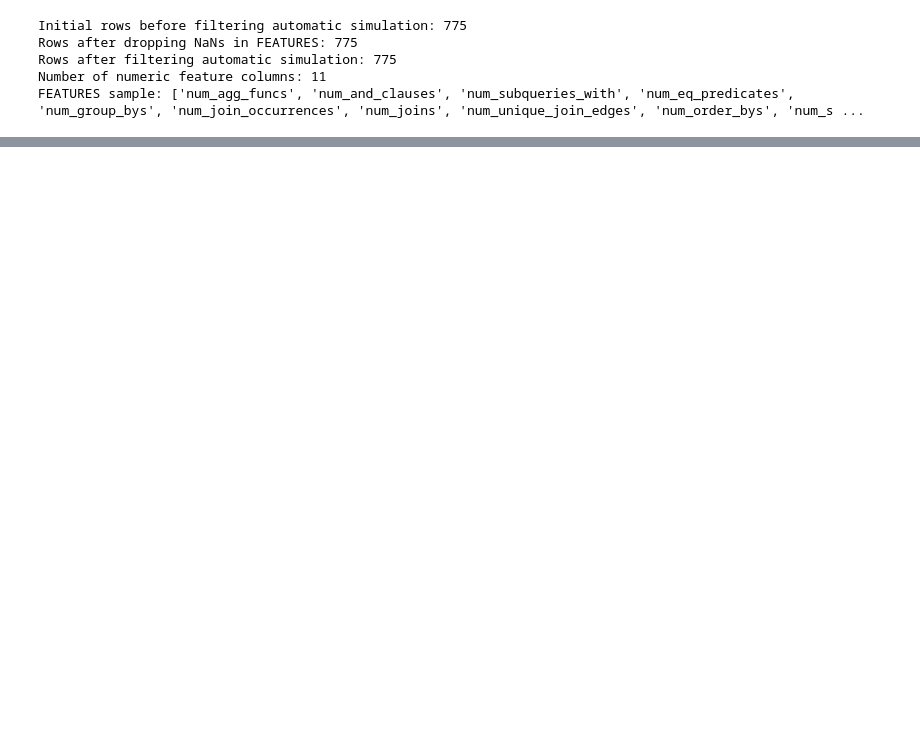
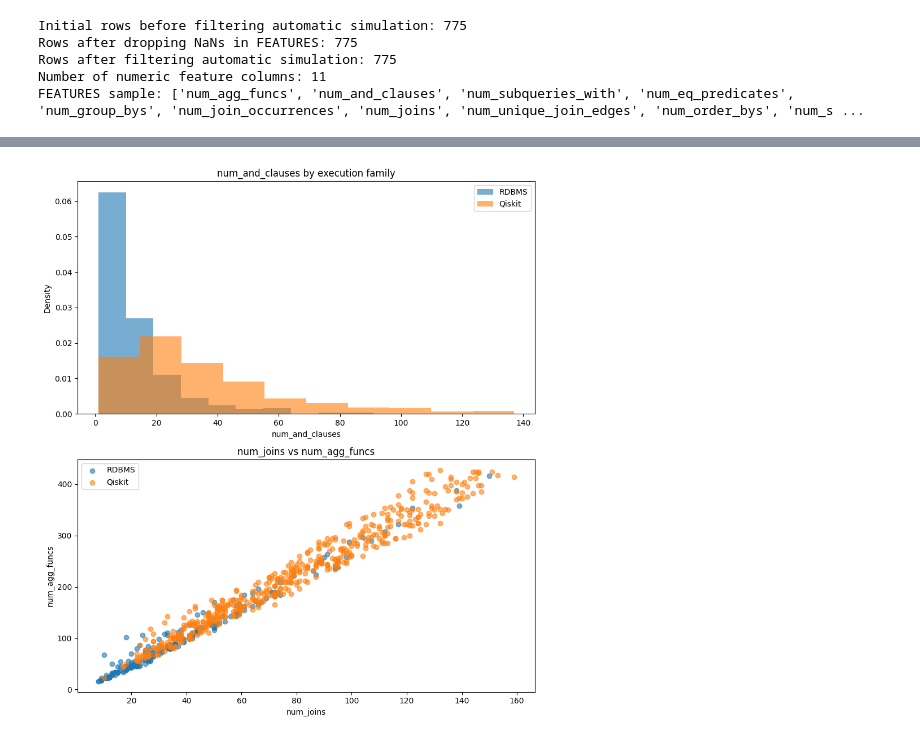
Before and after one commit to InfiniData-Lab/InferQ, a Jupyter notebook: analysis/rdbms.ipynb, the cells around one changed output, grey strips where cells are left out. Saved outputs shown, nothing was run; the diff lists cells and outputs as text; code cells hidden in the pictures; blank space fills up the shorter version.

```diff
--- a/analysis/rdbms.ipynb
+++ b/analysis/rdbms.ipynb
@@ -739,3 +428,34 @@ Interpretation:
 • Positive coefficient  → pushes prediction toward class 'qiskit'
 • Negative coefficient  → pushes prediction toward class 'rdbms'
 • Larger magnitude      → stronger influence on decision
+# %%
+import matplotlib.pyplot as plt
+
+fig, axes = plt.subplots(2, 1, figsize=(9, 10))
+
+# Histogram: num_and_clauses
+axes[0].hist(df_bin.loc[df_bin.family == "rdbms",  "num_and_clauses"],
+             bins=10, density=True, alpha=0.6, label="RDBMS")
+axes[0].hist(df_bin.loc[df_bin.family == "qiskit", "num_and_clauses"],
+             bins=10, density=True, alpha=0.6, label="Qiskit")
+axes[0].set_xlabel("num_and_clauses")
+axes[0].set_ylabel("Density")
+axes[0].set_title("num_and_clauses by execution family")
+axes[0].legend()
+
+# Scatter: num_joins vs num_agg_funcs
+axes[1].scatter(df_bin.loc[df_bin.family == "rdbms", "num_joins"],
+                df_bin.loc[df_bin.family == "rdbms", "num_agg_funcs"],
+                alpha=0.6, label="RDBMS")
+axes[1].scatter(df_bin.loc[df_bin.family == "qiskit", "num_joins"],
+                df_bin.loc[df_bin.family == "qiskit", "num_agg_funcs"],
+                alpha=0.6, label="Qiskit")
+axes[1].set_xlabel("num_joins")
+axes[1].set_ylabel("num_agg_funcs")
+axes[1].set_title("num_joins vs num_agg_funcs")
+axes[1].legend()
+
+plt.tight_layout()
+plt.show()
+# %% [output]
+[figure, added]
```
Also changed, not shown: parts of 12 cells of this notebook.
